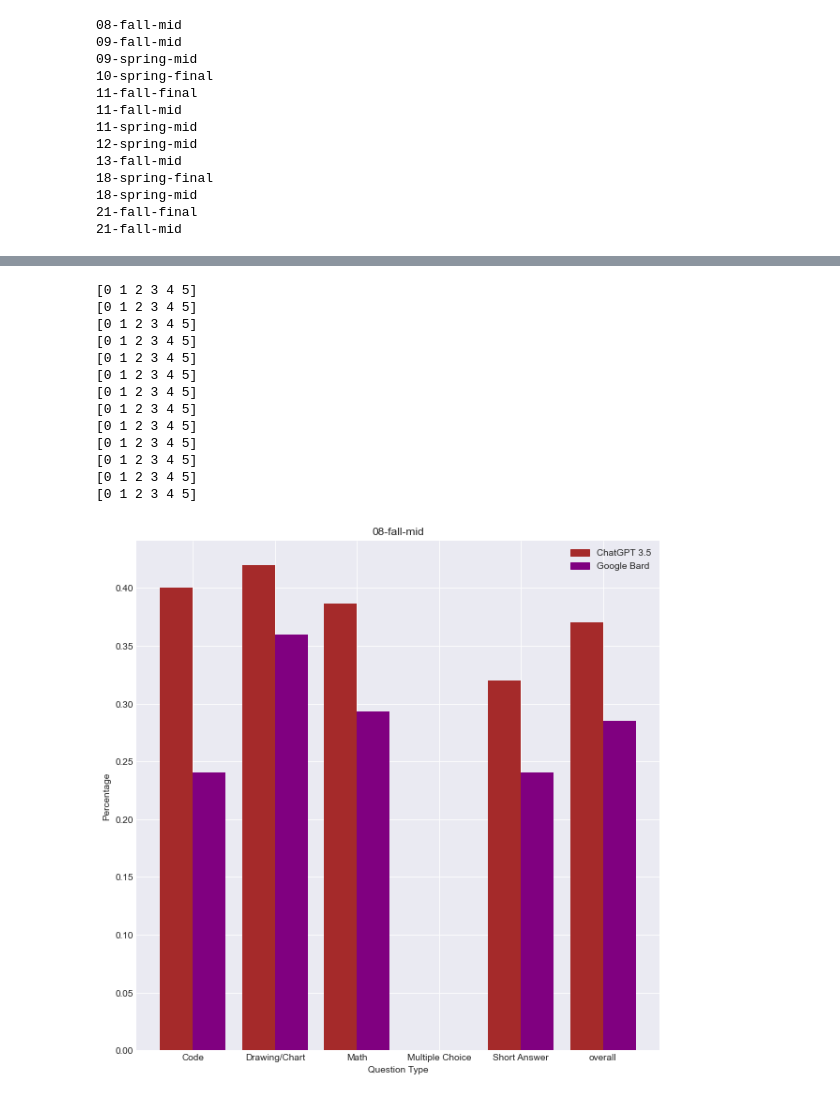
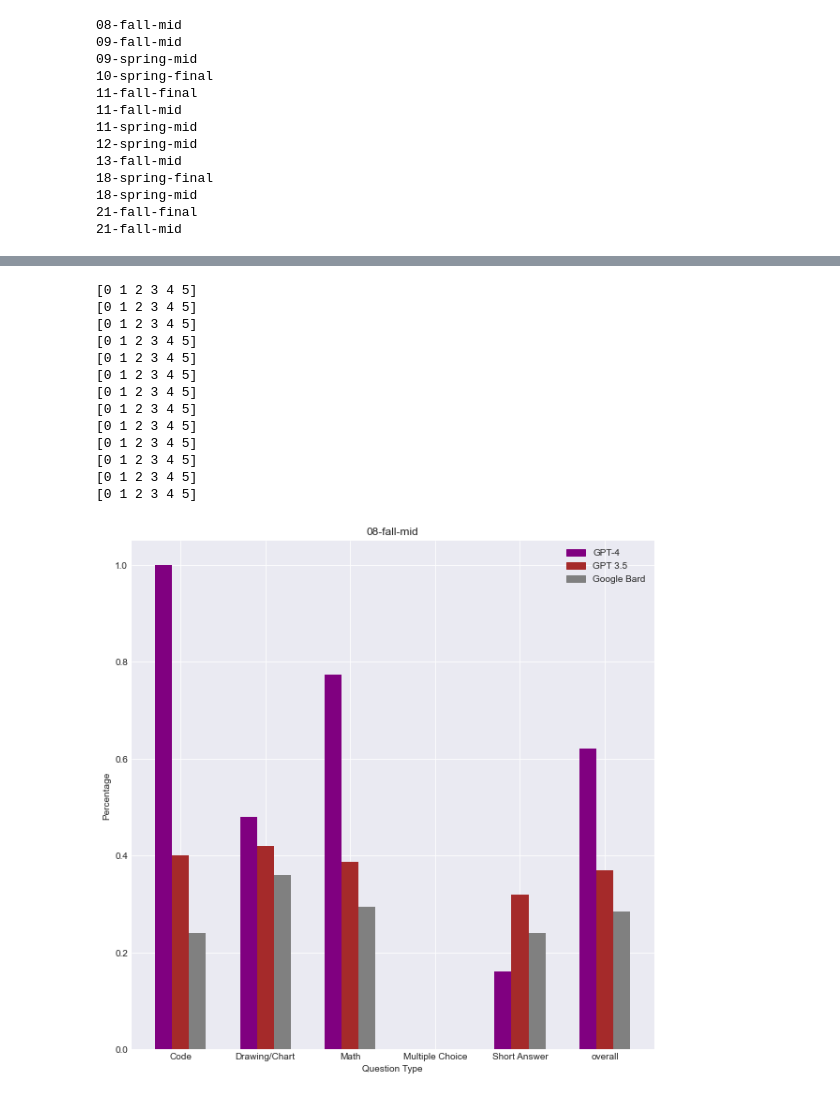
Before and after one commit to kevins4202/Madison_OS-LLM_Analysis, a Jupyter notebook: stats.ipynb, the cells around one changed output, grey strips where cells are left out. Cells and saved outputs as stored; diff of their text form; code cells hidden in the pictures.

Commit message:
graphs

```diff
--- a/stats.ipynb
+++ b/stats.ipynb
@@ -92,5 +73,5 @@ gpt35_df
 # %%
-
+gpt35_df = pd.DataFrame(columns = columns)
 for i in range(len(exams.index[:-1])):
     print(exams.iat[i,0])
     curr_exam= pd.read_csv(os.getcwd()+f'/exams/{exams.iat[i,0]}.csv')
@@ -99,7 +80,7 @@ for i in range(len(exams.index[:-1])):
 #     print(curr_exam)
     l = []
 
-    for key in keys['character'].tolist():
+    for key in qt_keys['character'].tolist():
         tmp = pd.DataFrame(columns = curr_exam.columns.tolist())
 
         for j in range(len(curr_exam.index)):
@@ -145,7 +143,7 @@ for i in range(len(exams.index[:-1])):
 #     print(curr_exam)
     l = []
 
-    for key in keys['character'].tolist():
+    for key in qt_keys['character'].tolist():
         tmp = pd.DataFrame(columns = curr_exam.columns.tolist())
 
         for j in range(len(curr_exam.index)):
@@ -281,0 +307,15 @@ bard_df
+# %%
+l = []
+for col in gpt4_df.columns:
+    curr_topic = 0
+    denom = 0
+    for i in range(len(gpt4_df.index)):
+        if not np.isnan(gpt4_df[col][i]):
+            curr_topic += gpt4_df[col][i]*exams.iat[i,1]
+            denom+=exams.iat[i,1]
+
+    l.append(curr_topic/denom)
+
+#     print(l)
+
+gpt4_df.loc[len(gpt4_df.index)] = l
@@ -286,15 +345,17 @@ bard_df.to_csv('bard_scores.csv', index = False)
 xax = np.arange(len(bard_df.loc[13].tolist()))
 gpt = gpt35_df.loc[13]
 b = bard_df.loc[13]
+g4 = gpt4_df.loc[13]
 plt.figure(figsize=(18, 5))
 plt.style.use('seaborn-darkgrid')
-plt.bar(xax - 0.2, gpt, 0.4, label = 'ChatGPT3.5')
-plt.bar(xax + 0.2, b, 0.4, label = 'Bard')
+plt.bar(xax-0.2, g4, 0.2, label = 'GPT-4')
+plt.bar(xax, gpt, 0.2, label = 'GPT 3.5')
+plt.bar(xax + 0.2, b, 0.2, label = 'Bard')
 
 plt.xticks(xax, bard_df.columns)
 plt.xlabel("Question Type")
 plt.ylabel("Score over all exams")
-plt.title("GPT3.5 vs Bard Performance on Exams, Specific Question Types")
+plt.title("GPT-4 vs GPT 3.5 vs Bard Performance on Exams, Specific Question Types")
 
 plt.legend()
 plt.show()
@@ -317,34 +371,37 @@ for i in range(13):
     xax = np.arange(len(bard_df.loc[i]))#[~np.isnan(bard_df.loc[i])].tolist()))
     print(xax)
     gpt = gpt35_df.loc[i]
     b = bard_df.loc[i]
+    g4 = gpt4_df.loc[i]
     ax.figure.set_size_inches(10, 10)
 #     ax.figure(figsize=(18, 5))
 #     ax.style.use('seaborn-darkgrid')
-    ax.bar(xax - 0.2, gpt, 0.4, label = 'ChatGPT3.5', color = "brown")
-    ax.bar(xax + 0.2, b, 0.4, label = 'Bard', color = "purple")
+    plt.bar(xax-0.2, g4, 0.2, label = 'GPT-4', color = "purple")
+    ax.bar(xax, gpt, 0.2, label = 'GPT 3.5', color = "brown")
+    ax.bar(xax + 0.2, b, 0.2, label = 'Bard', color = "grey")
 
 #     print(bard_df.loc[1][~np.isnan(bard_df.loc[1])].index.tolist())
 
     ax.set_xticks(xax, bard_df.loc[i].index.tolist())
     ax.set_xlabel("Question Type")
     ax.set_ylabel("Percentage")
     ax.set_title(exams.iat[i,0])
-    ax.legend(handles = [mpatches.Patch(color='brown', label='ChatGPT 3.5'),mpatches.Patch(color='purple', label='Google Bard')])
+    ax.legend(handles = [mpatches.Patch(color='purple', label='GPT-4'),mpatches.Patch(color='brown', label='GPT 3.5'),mpatches.Patch(color='grey', label='Google Bard')])
+
 
     fig.savefig(exams.iat[i,0]+'.png')
 # %% [output]
 [0 1 2 3 4 5]
 [0 1 2 3 4 5]
 [0 1 2 3 4 5]
 [0 1 2 3 4 5]
 [0 1 2 3 4 5]
 [0 1 2 3 4 5]
 [0 1 2 3 4 5]
 [0 1 2 3 4 5]
 [0 1 2 3 4 5]
 [0 1 2 3 4 5]
 [0 1 2 3 4 5]
 [0 1 2 3 4 5]
 [0 1 2 3 4 5]
-[figure, old version]
+[figure, new version]
```
Also changed, not shown: parts of 16 cells of this notebook, 33 other files.
